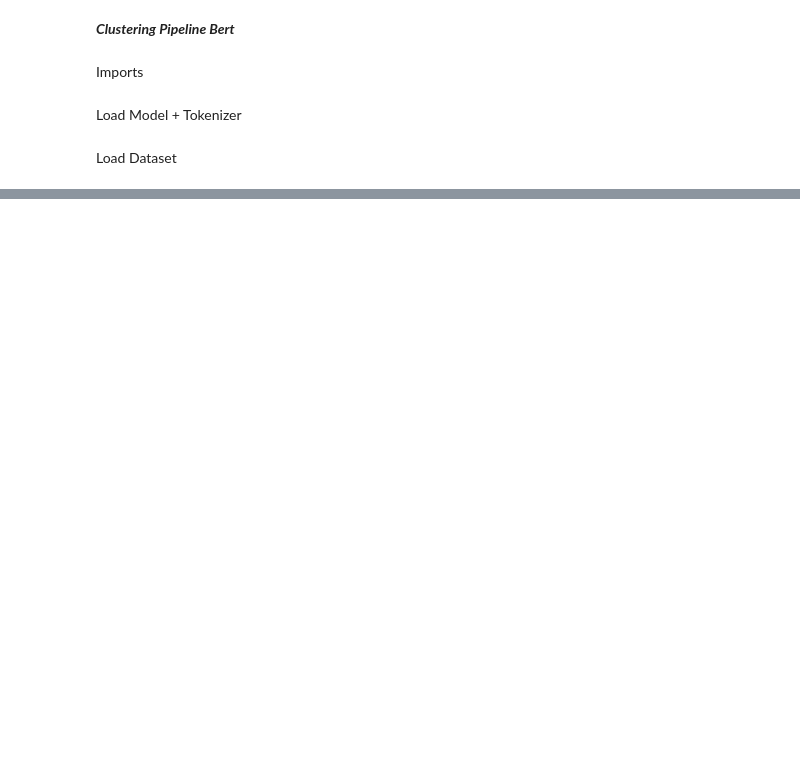
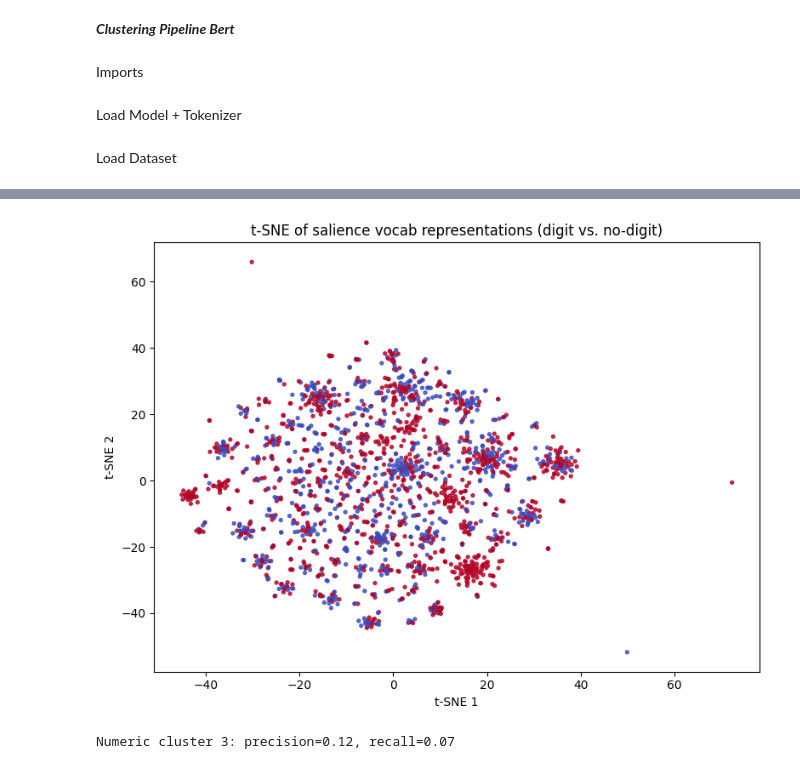
Before and after one commit to leusb/BT, a Jupyter notebook: Clustering.ipynb, the cells around one changed output, grey strips where cells are left out. Drawn from its saved outputs; the diff is of its cells as text; code cells hidden in the pictures; blank space fills up the shorter version.

```diff
--- a/Clustering.ipynb
+++ b/Clustering.ipynb
@@ -110,0 +455,59 @@ tokens, sal, ids = grad_l2_saliency(text, model, tokenizer, device)
+# %%
+from sklearn.manifold import TSNE
+
+def plot_tsne_with_digits(R_vocab, texts, sample_size=2000):
+    n = min(sample_size, R_vocab.shape[0])
+    R_sub = R_vocab[:n]
+    texts_sub = texts[:n]
+
+    tsne = TSNE(
+        n_components=2,
+        init="random",
+        learning_rate="auto",
+        perplexity=30,
+        random_state=0,
+    )
+    coords = tsne.fit_transform(R_sub)
+
+    # Color points depending on whether text contains digits
+    has_digit = np.array([int(any(ch.isdigit() for ch in t)) for t in texts_sub])
+
+    plt.figure(figsize=(8, 6))
+    plt.scatter(
+        coords[:, 0],
+        coords[:, 1],
+        c=has_digit,
+        s=8,
+        cmap="coolwarm",
+        alpha=0.8,
+    )
+    plt.xlabel("t-SNE 1")
+    plt.ylabel("t-SNE 2")
+    plt.title("t-SNE of salience vocab representations (digit vs. no-digit)")
+    plt.tight_layout()
+    plt.show()
+
+plot_tsne_with_digits(R_vocab, texts_neg)
+# %% [output]
+[figure, added]
+# %%
+import re
+
+rating_pattern = re.compile(r"\b\d+\s*/\s*10\b|\b\d+\s*star[s]?\b|\brating\b", re.IGNORECASE)
+
+def is_numeric_example(text):
+    return bool(rating_pattern.search(text))
+
+labels_numeric = np.array([is_numeric_example(t) for t in texts_neg])
+
+# identify numeric cluster: the one whose top tokens are mostly digits
+numeric_cluster_id = 3  # adjust after looking at describe_clusters
+
+cluster_mask = (np.array(cluster_ids) == numeric_cluster_id)
+
+precision = labels_numeric[cluster_mask].mean() if cluster_mask.any() else 0.0
+recall = (labels_numeric[cluster_mask].sum() / labels_numeric.sum()) if labels_numeric.sum() > 0 else 0.0
+
+print(f"Numeric cluster {numeric_cluster_id}: precision={precision:.2f}, recall={recall:.2f}")
+# %% [output]
+Numeric cluster 3: precision=0.12, recall=0.07
```
Also changed, not shown: parts of 36 cells of this notebook.
